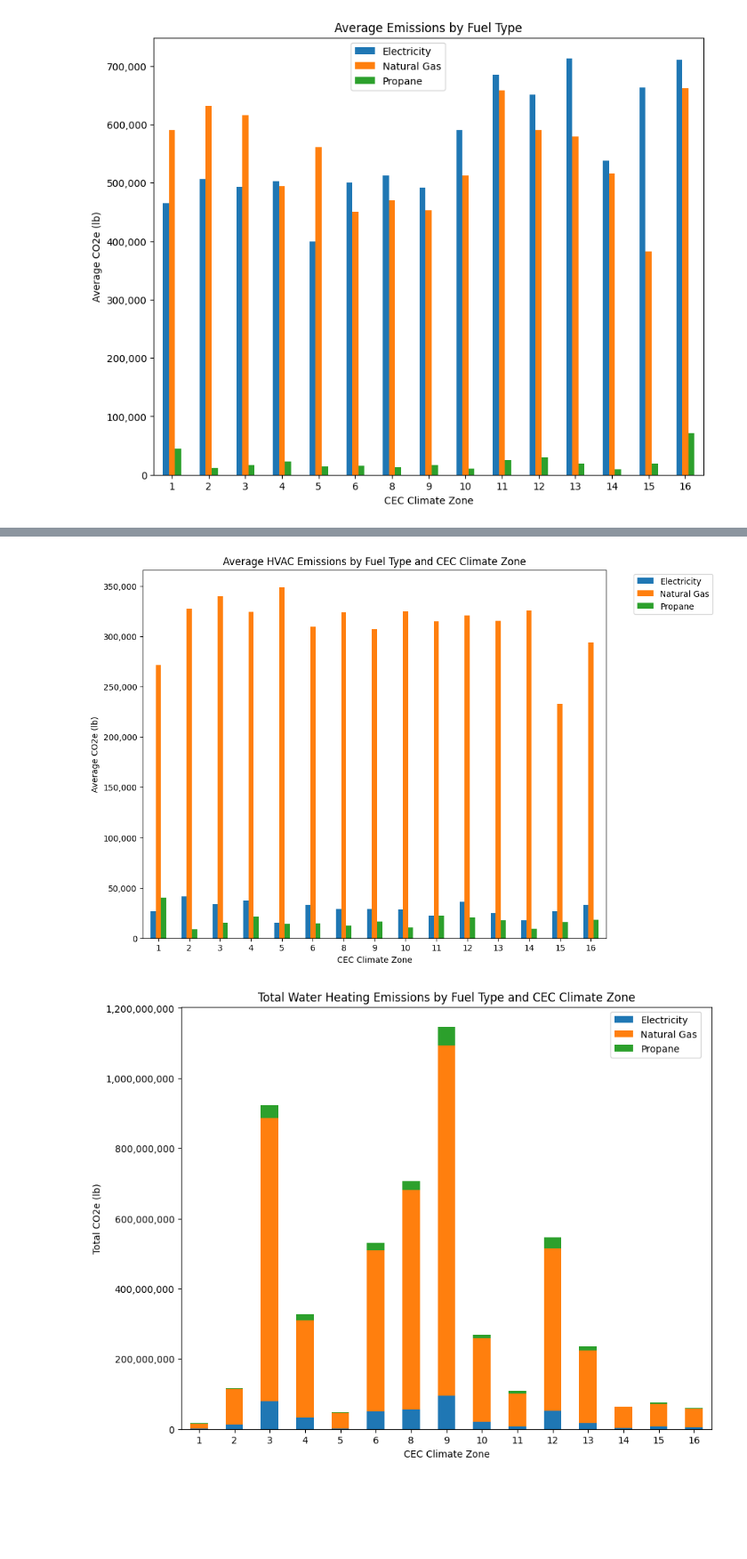
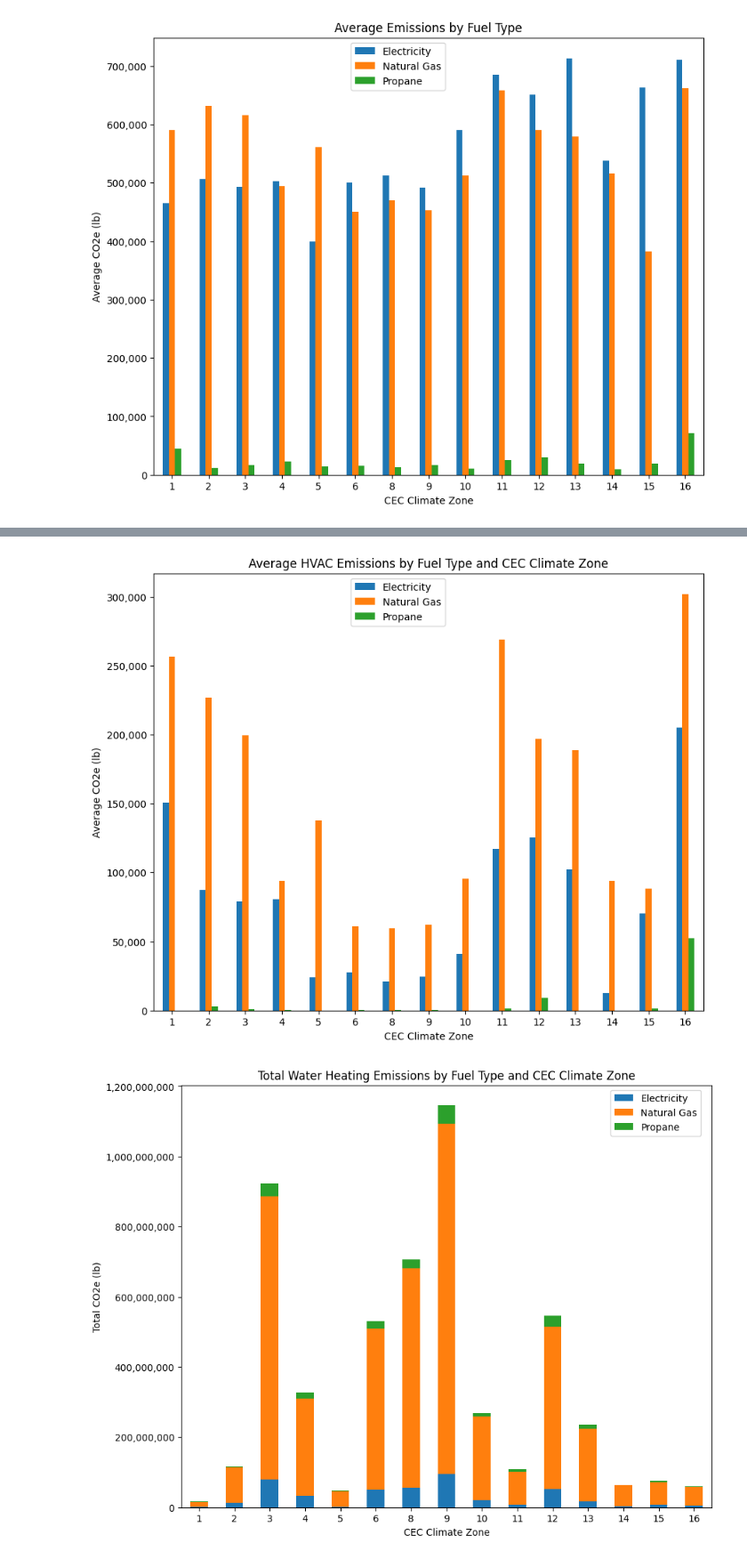
Before and after one commit to NREL/buildstock-query, a Jupyter notebook: example_usage/gashpwh_emissions.ipynb, the cells around one changed output, grey strips where cells are left out. Shown at 89% size. Cells and saved outputs as stored; diff of their text form; code cells hidden in the pictures; blank space fills up the shorter version.

Commit message:
Plot updates

```diff
--- a/example_usage/gashpwh_emissions.ipynb
+++ b/example_usage/gashpwh_emissions.ipynb
@@ -572,53 +577,44 @@ plt.show()
 # %%
 
 # Convert the column to numeric (integer)
-hvac_grouped_by_electricity = df_hvac.groupby(['build_existing_model.cec_climate_zone'])['electricity'].mean()
-hvac_grouped_by_natural_gas = df_hvac.groupby(['build_existing_model.cec_climate_zone'])['natural_gas'].mean()
-hvac_grouped_by_propane = df_hvac.groupby(['build_existing_model.cec_climate_zone'])['propane'].mean()
+hvac_grouped_by_electricity = df_combined.groupby(['build_existing_model.cec_climate_zone'])['electricity_hvac'].mean()
+hvac_grouped_by_natural_gas = df_combined.groupby(['build_existing_model.cec_climate_zone'])['natural_gas_hvac'].mean()
+hvac_grouped_by_propane = df_combined.groupby(['build_existing_model.cec_climate_zone'])['propane_hvac'].mean()
 
-wh_grouped_by_electricity = df_wh.groupby(['build_existing_model.cec_climate_zone'])['electricity'].mean()
-wh_grouped_by_natural_gas = df_wh.groupby(['build_existing_model.cec_climate_zone'])['natural_gas'].mean()
-wh_grouped_by_propane = df_wh.groupby(['build_existing_model.cec_climate_zone'])['propane'].mean()
+
 
 grouped_by_hvac = pd.DataFrame(
     {
         'Electricity': hvac_grouped_by_electricity*248,
         'Natural Gas': hvac_grouped_by_natural_gas*248,
         'Propane': hvac_grouped_by_propane*248
     }
 )
 
-grouped_by_wh = pd.DataFrame(
-    {
-        'Electricity': wh_grouped_by_electricity*248,
-        'Natural Gas': wh_grouped_by_natural_gas*248,
-        'Propane': wh_grouped_by_propane*248
-    }
-)
 
 import matplotlib.pyplot as plt
 import matplotlib.ticker as ticker
 
 # Set the inline backend and desired figure size
 %matplotlib inline
 plt.rcParams['figure.figsize'] = (10, 8)  # Adjust figsize as needed
 
 
 ax = grouped_by_hvac.plot(kind='bar', stacked=False)
 plt.xlabel('CEC Climate Zone')
 plt.ylabel('Average CO2e (lb)')
 plt.title('Average HVAC Emissions by Fuel Type and CEC Climate Zone')
 plt.xticks(rotation=0)
 
 # Move the legend to the right by adjusting bbox_to_anchor
-plt.legend(title='', bbox_to_anchor=(1.05, 1), loc='upper left')
+plt.legend(title='', bbox_to_anchor=(0.35, 1), loc='upper left')
 
 # Format y-axis tick labels with commas
 ax.yaxis.set_major_formatter(ticker.FuncFormatter(lambda x, p: format(int(x), ',')))
 
 
 plt.show()
 # %% [output]
-[figure, old version]
+[figure, new version]
 # %%
 
```
Also changed, not shown: parts of 11 cells of this notebook, 1 other file.
